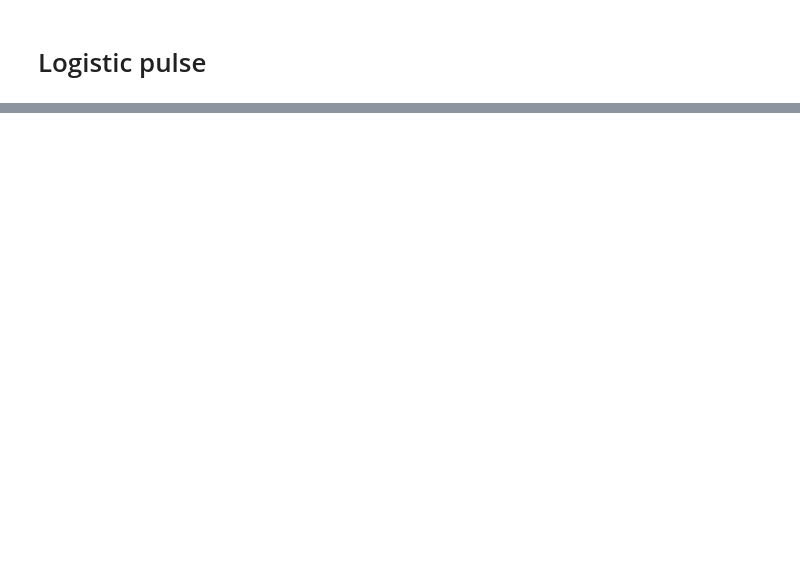
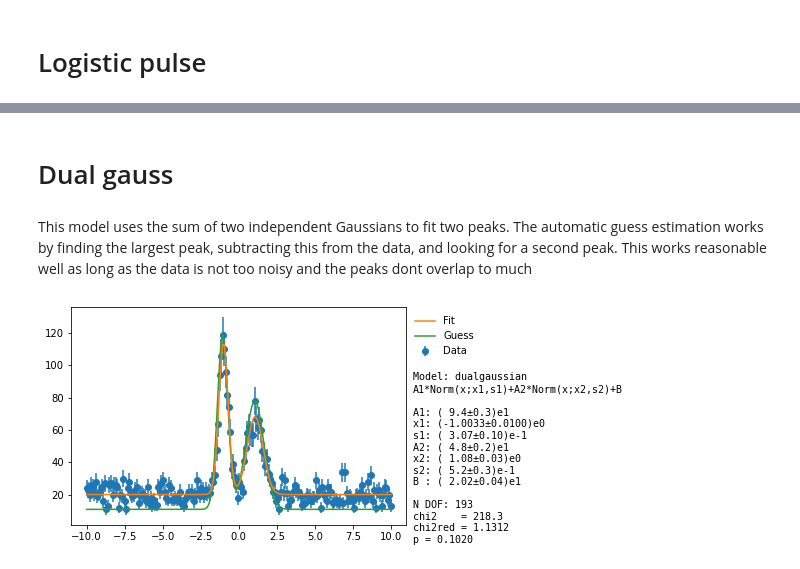
Before and after one commit to M-Hayhurst/lazyfit, a Jupyter notebook: example_notebooks/model_catalog.ipynb, the cells around one changed output, grey strips where cells are left out. Drawn from its saved outputs; the diff is of its cells as text; code cells hidden in the pictures; blank space fills up the shorter version.

Commit message:
Add dualgaussian to models

```diff
--- a/example_notebooks/model_catalog.ipynb
+++ b/example_notebooks/model_catalog.ipynb
@@ -281,0 +284,27 @@ fit_logpulse.plot(N=200, plot_guess = True);
+# %% [markdown]
+# Dual gauss
+# %% [markdown]
+This model uses the sum of two independent Gaussians to fit two peaks. The automatic guess estimation works by finding the largest peak, subtracting this from the data, and looking for a second peak. This works reasonable well as long as the data is not too noisy and the peaks dont overlap to much
+# %%
+# parameters of first peak
+A1 = 100 # amplitude
+x1 = -1 # location
+s1 = 0.3 # standard deviation
+
+# parameters of first peak
+A2 = 50 # amplitude
+x2 = 1 # location
+s2 = 0.5 # standard deviation
+
+B = 20 # background
+
+# generate data
+x = np.linspace(-10, 10, 200)
+y = lazyfit.models.dualgaussian.f(x,A1,x1,s1,A2,x2,s2,B)
+y_noise = np.random.poisson(lam=y)
+# %%
+# fit
+fit_dualgauss = lazyfit.fit('dualgaussian', x, y_noise, dy=np.sqrt(y_noise))
+fit_dualgauss.plot(N=200, plot_guess = True);
+# %% [output]
+[figure, added]
```
Also changed, not shown: parts of 22 cells of this notebook.
